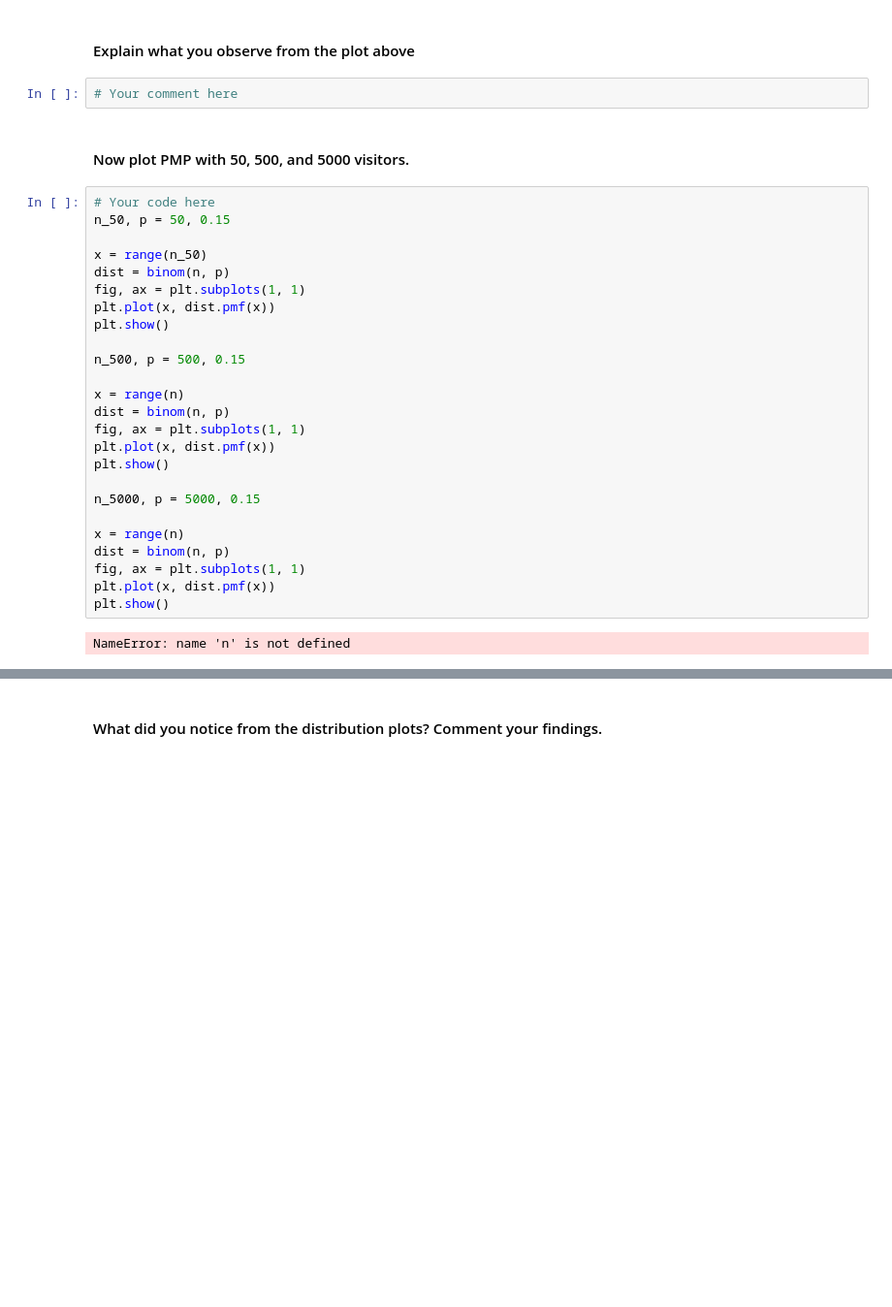
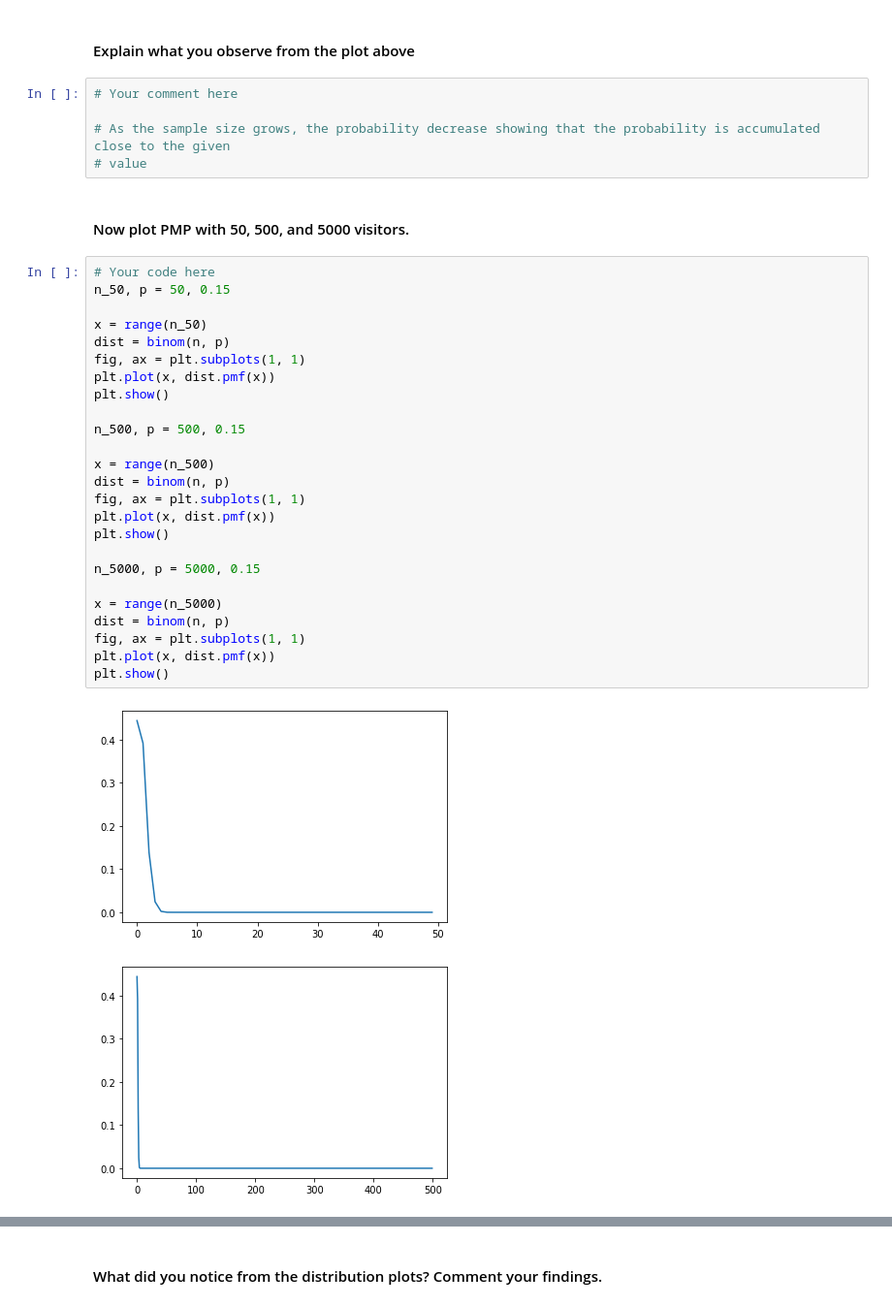
Before and after one commit to fserrey/datamad0619, a Jupyter notebook: module-2/lab-probability-distribution/your_code/main.ipynb, the cells around one changed output, grey strips where cells are left out. Shown at 97% size. Cells and saved outputs as stored; diff of their text form; blank space fills up the shorter version.

```diff
--- a/module-2/lab-probability-distribution/your_code/main.ipynb
+++ b/module-2/lab-probability-distribution/your_code/main.ipynb
@@ -108,33 +108,37 @@ plt.show()
 # %% [markdown]
 #### Explain what you observe from the plot above
-# %%
-# Your comment here
+# %%
+# Your comment here
+
+# As the sample size grows, the probability decrease showing that the probability is accumulated  close to the given
+# value
 # %% [markdown]
 #### Now plot PMP with 50, 500, and 5000 visitors.
 # %%
 # Your code here
 n_50, p = 50, 0.15
 
 x = range(n_50)
 dist = binom(n, p)
 fig, ax = plt.subplots(1, 1)
 plt.plot(x, dist.pmf(x))
 plt.show()
 
 n_500, p = 500, 0.15
 
-x = range(n)
+x = range(n_500)
 dist = binom(n, p)
 fig, ax = plt.subplots(1, 1)
 plt.plot(x, dist.pmf(x))
 plt.show()
 
 n_5000, p = 5000, 0.15
 
-x = range(n)
+x = range(n_5000)
 dist = binom(n, p)
 fig, ax = plt.subplots(1, 1)
 plt.plot(x, dist.pmf(x))
 plt.show()
 # %% [output]
-NameError: name 'n' is not defined
+[figure, added]
+[figure, added]
```
Also changed, not shown: parts of 6 cells of this notebook.
